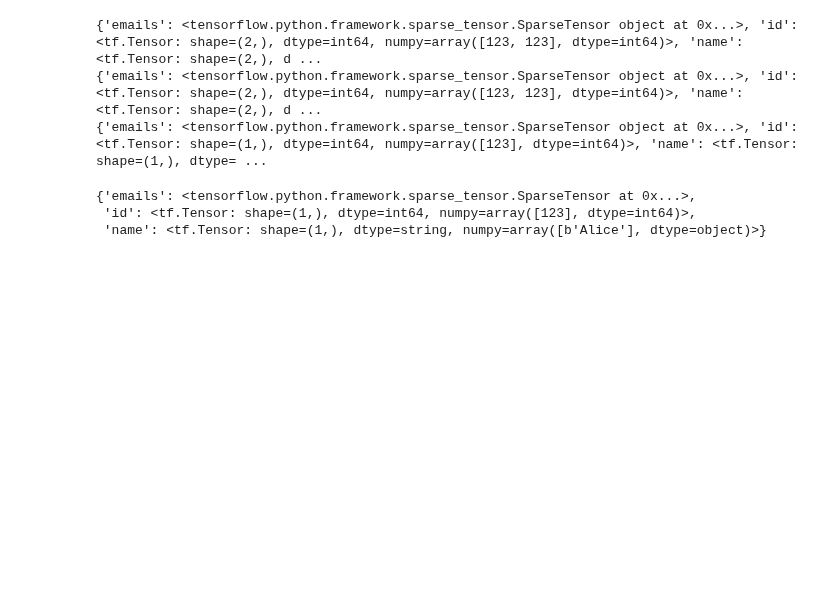
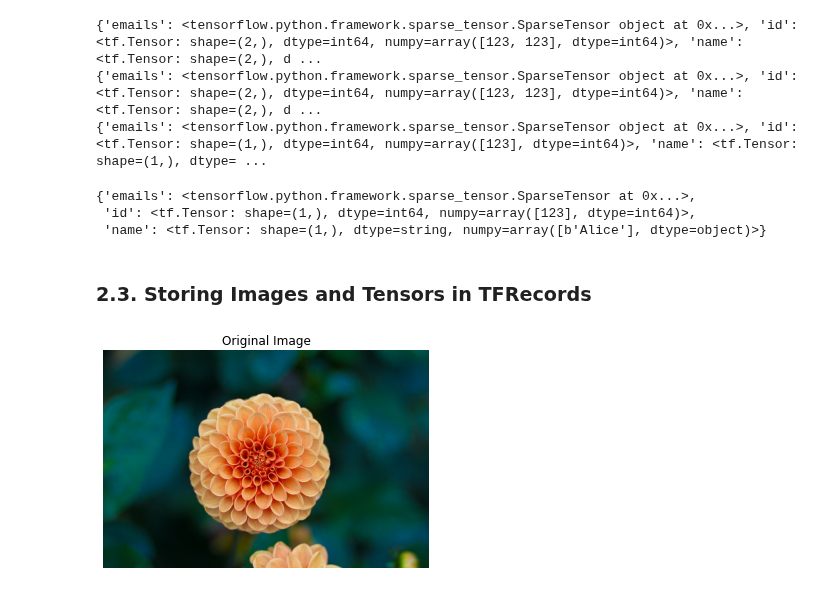
Before and after one commit to Girrajjangid/Machine-Learning-from-Scratch, a Jupyter notebook: Deep Learning/10. Loading & Preprocessing Data.ipynb, the cells around one changed output. Saved outputs shown, nothing was run; the diff lists cells and outputs as text; code cells hidden in the pictures; blank space fills up the shorter version.

Commit message:
DL-10: TFRecord, procotobuf

```diff
--- a/Deep Learning/10. Loading & Preprocessing Data.ipynb
+++ b/Deep Learning/10. Loading & Preprocessing Data.ipynb
@@ -738,0 +743,13 @@ parsed_examples
+# %% [markdown]
+### 2.3. Storing Images and Tensors in TFRecords
+# %%
+import matplotlib.pyplot as plt
+from sklearn.datasets import load_sample_images
+
+img = load_sample_images()["images"][1]
+plt.imshow(img)
+plt.axis("off")
+plt.title("Original Image")
+plt.show()
+# %% [output]
+[figure, added]
```
Also changed, not shown: parts of 38 cells of this notebook, 3 other files.
